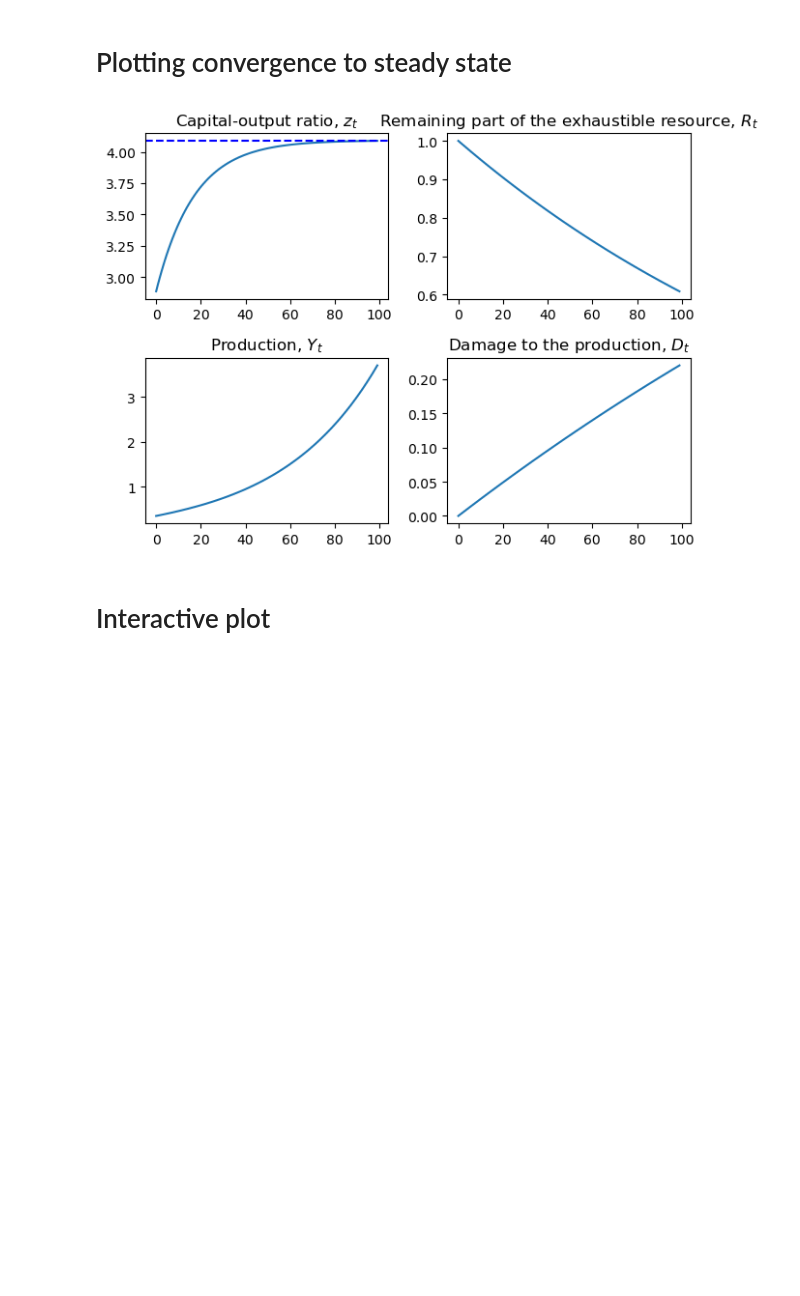
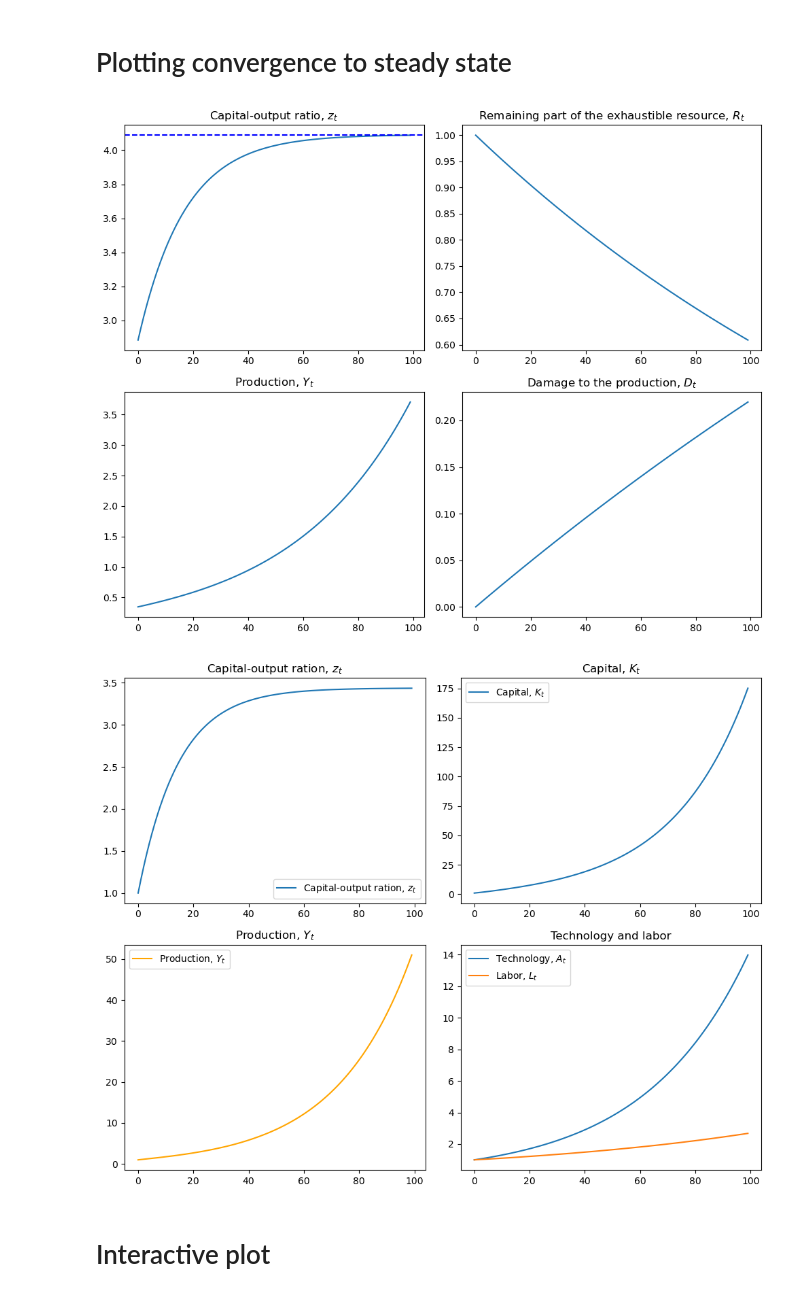
Before and after one commit to NumEconCopenhagen/projects-2024-anne-sofie-ida-anna-livia, a Jupyter notebook: modelproject/modelproject.ipynb, the cells around one changed output. Saved outputs shown, nothing was run; the diff lists cells and outputs as text; code cells hidden in the pictures; blank space fills up the shorter version.

Commit message:
Adding plots for the non-extended Solow model

```diff
--- a/modelproject/modelproject.ipynb
+++ b/modelproject/modelproject.ipynb
@@ -153,15 +153,19 @@ The steady state for z in the Solow model with an exhaustable resource and clima
 # %%
 from modelproject import Solowclass
 
 # Calling the class from the notebook
 solow = Solowclass()
 # load parameters
 solow.paramtervalues()
 
 #capital output ratio with exhaustable resource
-solow.simulate(100,1,1,1,1);
+solow.simulate_extended(100,1,1,1,1);
+
+#
+solow.simulate(100,1,1,1);
 # %% [output]
-[figure, old version]
+[figure, new version]
+[figure, added]
 # %% [markdown]
 # Interactive plot
 # %% [markdown]
```
Also changed, not shown: parts of 2 cells of this notebook, 1 other file.
